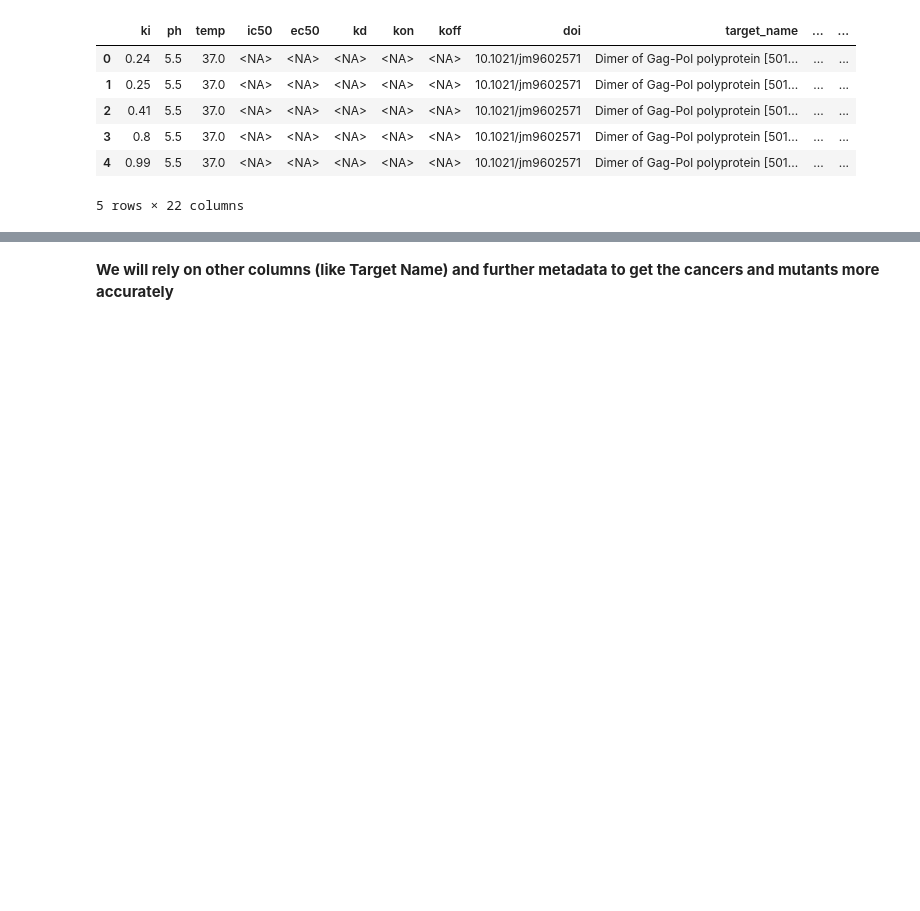
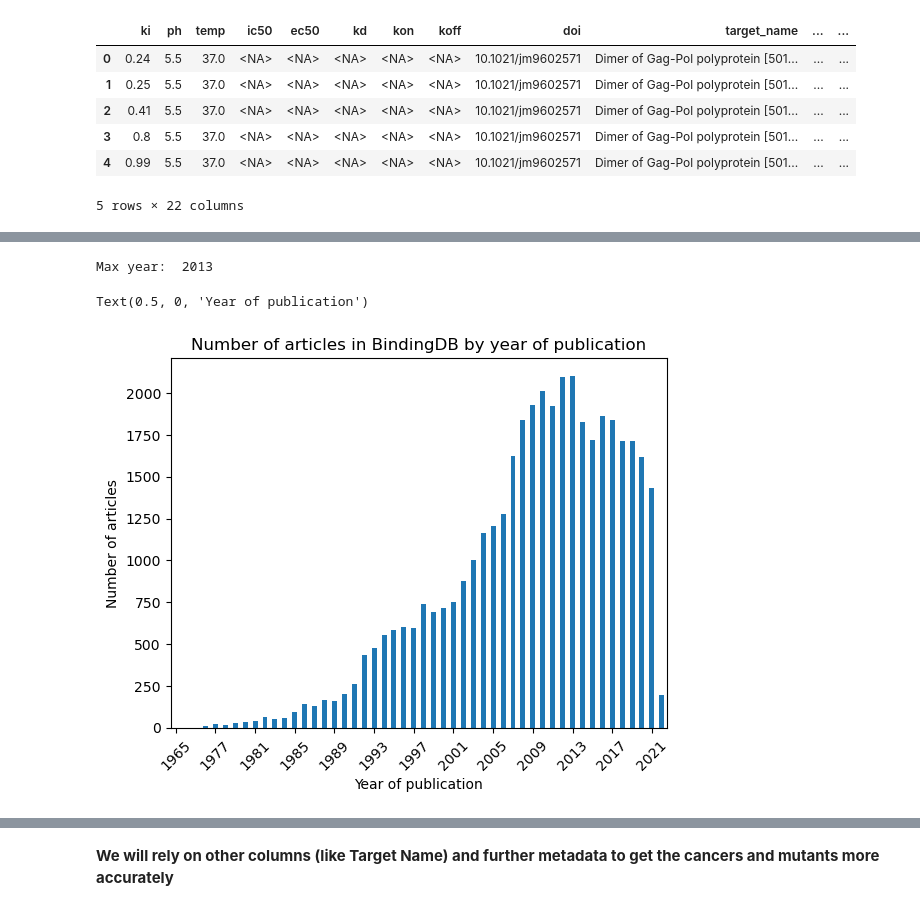
Before and after one commit to epfl-ada/ada-2024-project-hyperbabbage, a Jupyter notebook: time_trends.ipynb, the cells around one changed output, grey strips where cells are left out. Saved outputs shown, nothing was run; the diff lists cells and outputs as text; code cells hidden in the pictures; blank space fills up the shorter version.

```diff
--- a/time_trends.ipynb
+++ b/time_trends.ipynb
@@ -28,0 +60,15 @@ df_bindingdb.head()
+# %%
+
+year_pubs = df_doi.dropna(subset=['year']).value_counts('year').sort_index()
+print("Max year: ", year_pubs.index[year_pubs.argmax()])
+year_pubs.plot(kind='bar')
+# Only display the tick for every four years
+plt.xticks(np.arange(0, len(year_pubs), 4), year_pubs.index[::4], rotation=45)
+
+plt.title('Number of articles in BindingDB by year of publication')
+plt.ylabel('Number of articles')
+plt.xlabel('Year of publication')
+# %% [output]
+Max year:  2013
+Text(0.5, 0, 'Year of publication')
+[figure, added]
```
Also changed, not shown: parts of 26 cells of this notebook, 3 other files.
